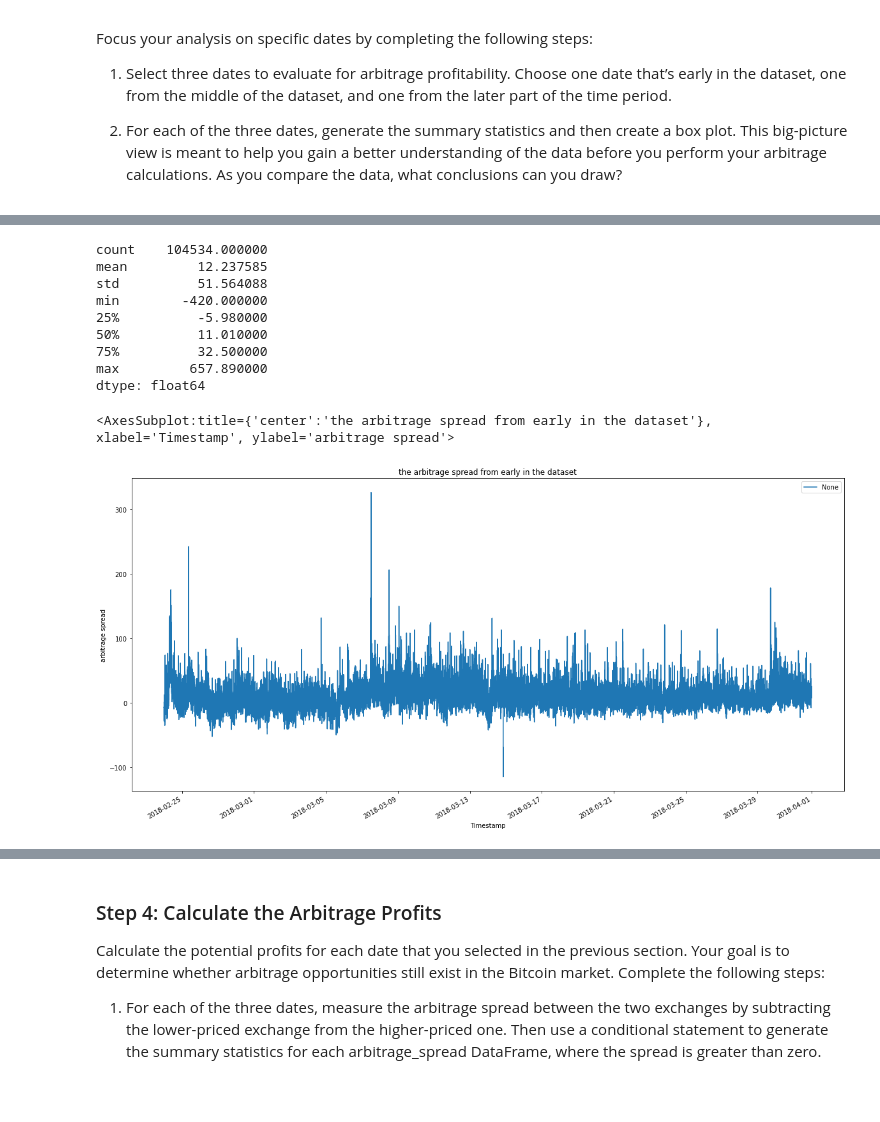
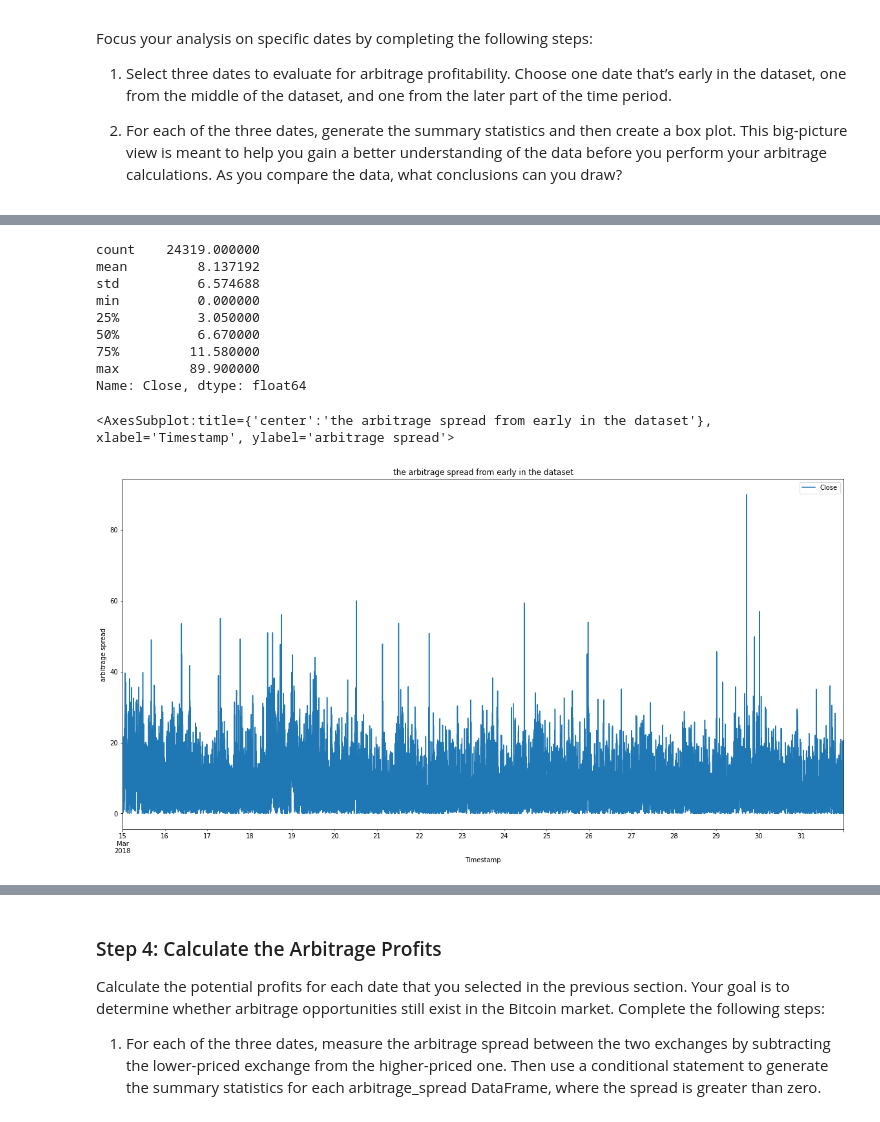
Before and after one commit to gatsbyz/columbia_bootcamp, a Jupyter notebook: module3/crypto_arbitrage.ipynb, the cells around one changed output, grey strips where cells are left out. Drawn from its saved outputs; the diff is of its cells as text; code cells hidden in the pictures.

Commit message:
fix to close

```diff
--- a/module3/crypto_arbitrage.ipynb
+++ b/module3/crypto_arbitrage.ipynb
@@ -320,24 +358,24 @@ coinbase.loc[specificDates[1]:'2018-02-25 00:00:00'].plot.line(legend=True, ax=a
 # %%
-# Using the date in the middle that you have selected, calculate the arbitrage spread
+# Using the date from the late that you have selected, calculate the arbitrage spread
 # by subtracting the bitstamp lower closing prices from the coinbase higher closing prices
-arbitrage_spread_middle = coinbase.loc[:specificDates[2], 'High'] - bitstamp.loc[:specificDates[2], 'Low']
+arbitrage_spread_late = coinbase.loc[specificDates[2], 'Close'] - bitstamp.loc[specificDates[2], 'Close']
 
 # Generate summary statistics
-print(arbitrage_spread_middle.describe())
+print((abs(coinbase.loc[specificDates[2]:, 'Close'] - bitstamp.loc[specificDates[2]:, 'Close'])).describe())
 # %% [output]
-count    104534.000000
-mean         12.237585
-std          51.564088
-min        -420.000000
-25%          -5.980000
-50%          11.010000
-75%          32.500000
-max         657.890000
-dtype: float64
+count    24319.000000
+mean         8.137192
+std          6.574688
+min          0.000000
+25%          3.050000
+50%          6.670000
+75%         11.580000
+max         89.900000
+Name: Close, dtype: float64
 # %%
-# Visualize the arbitrage spread from the middle of the dataset in a box plot
-(coinbase.loc[specificDates[1]:, 'High'] - bitstamp.loc[specificDates[1]:, 'Low']).plot.line(legend=True, figsize=(20, 10),
+# Visualize the arbitrage spread from late in the dataset in a box plot
+(abs(coinbase.loc[specificDates[2]:, 'Close'] - bitstamp.loc[specificDates[2]:, 'Close'])).plot.line(legend=True, figsize=(20, 10),
 title="the arbitrage spread from early in the dataset", ylabel="arbitrage spread")
 # %% [output]
 <AxesSubplot:title={'center':'the arbitrage spread from early in the dataset'}, xlabel='Timestamp', ylabel='arbitrage spread'>
-[figure, old version]
+[figure, new version]
```
Also changed, not shown: parts of 14 cells of this notebook, 1 other file.
